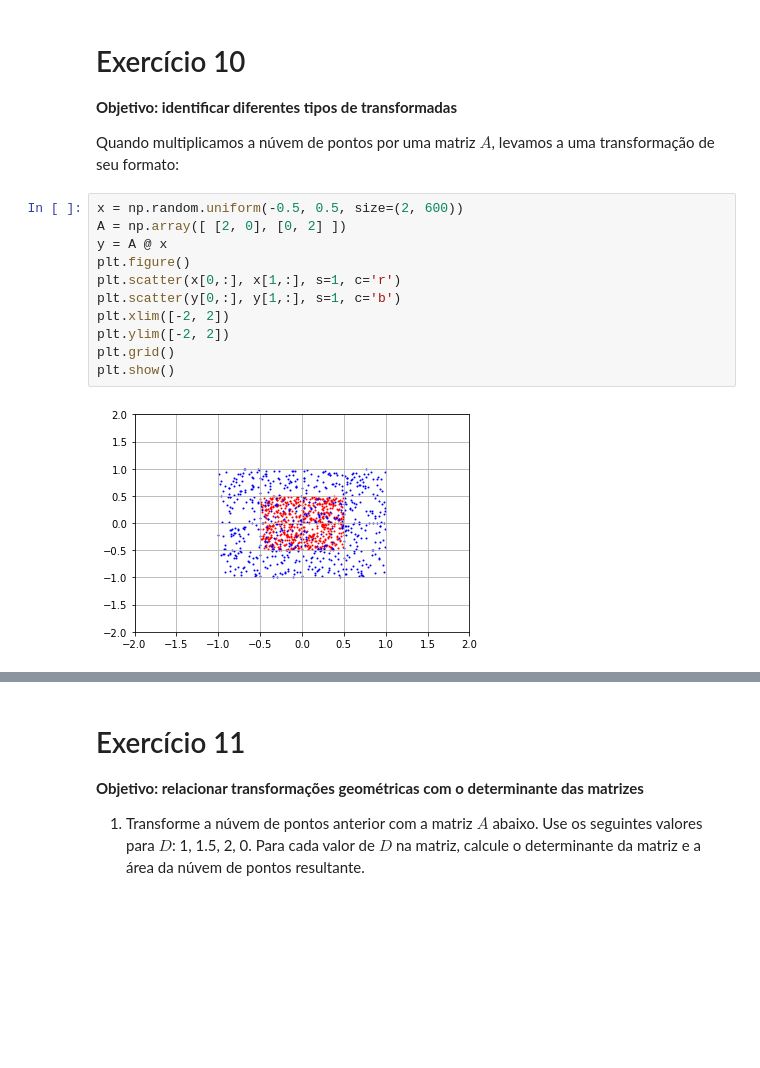
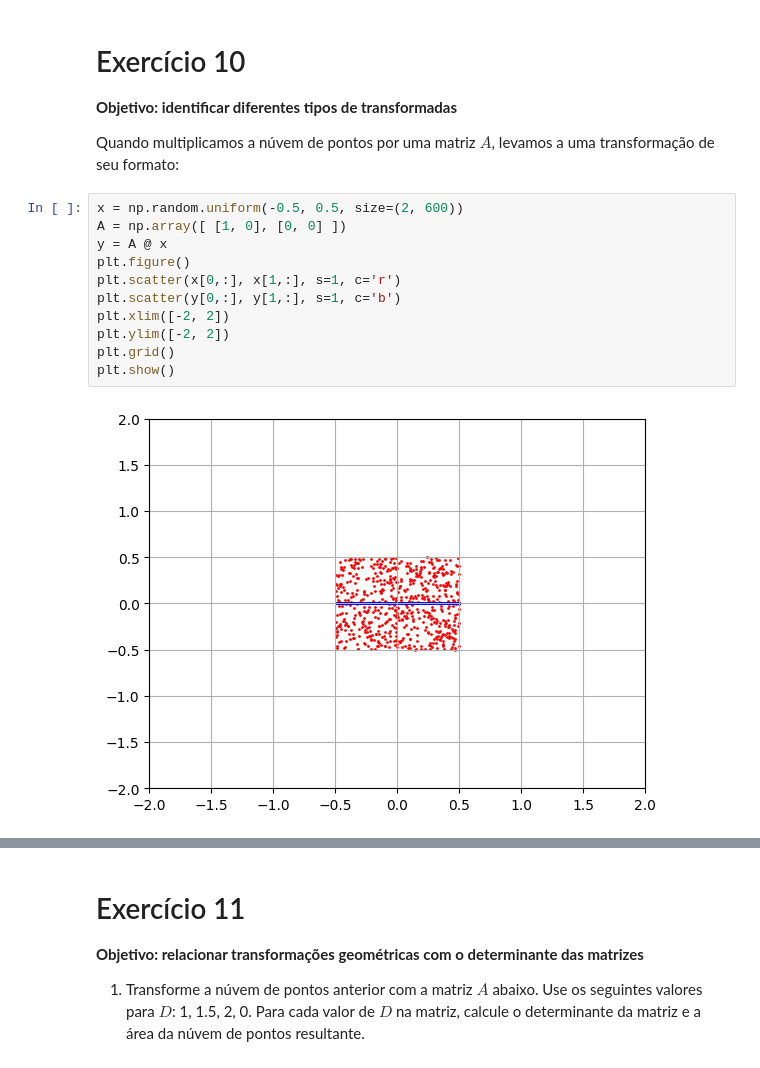
Before and after one commit to thomaschiari/alglin-alunos, a Jupyter notebook: 03-geometria_analitica.ipynb, the cells around one changed output, grey strips where cells are left out. Cells and saved outputs as stored; diff of their text form; blank space fills up the shorter version.

```diff
--- a/03-geometria_analitica.ipynb
+++ b/03-geometria_analitica.ipynb
@@ -387,15 +390,15 @@ plt.show()
 Quando multiplicamos a núvem de pontos por uma matriz $A$, levamos a uma transformação de seu formato:
 # %%
 x = np.random.uniform(-0.5, 0.5, size=(2, 600))
-A = np.array([ [2, 0], [0, 2] ])
+A = np.array([ [1, 0], [0, 0] ])
 y = A @ x
 plt.figure()
 plt.scatter(x[0,:], x[1,:], s=1, c='r')
 plt.scatter(y[0,:], y[1,:], s=1, c='b')
 plt.xlim([-2, 2])
 plt.ylim([-2, 2])
 plt.grid()
 plt.show()
 # %% [output]
-[figure, old version]
+[figure, new version]
 # %% [markdown]
```
Also changed, not shown: parts of 15 cells of this notebook.
